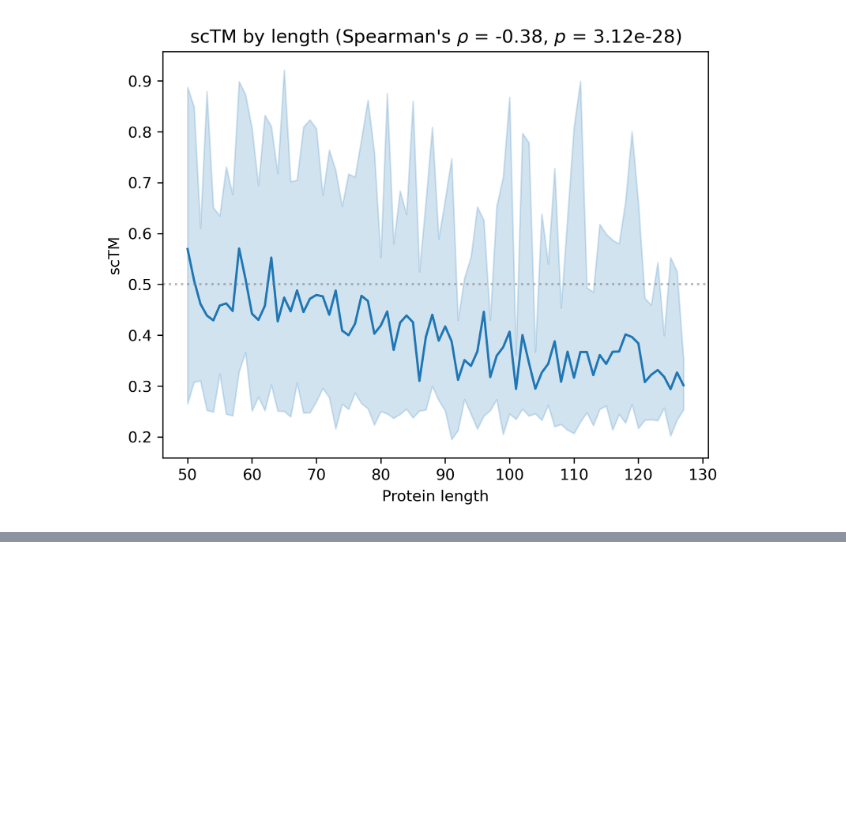
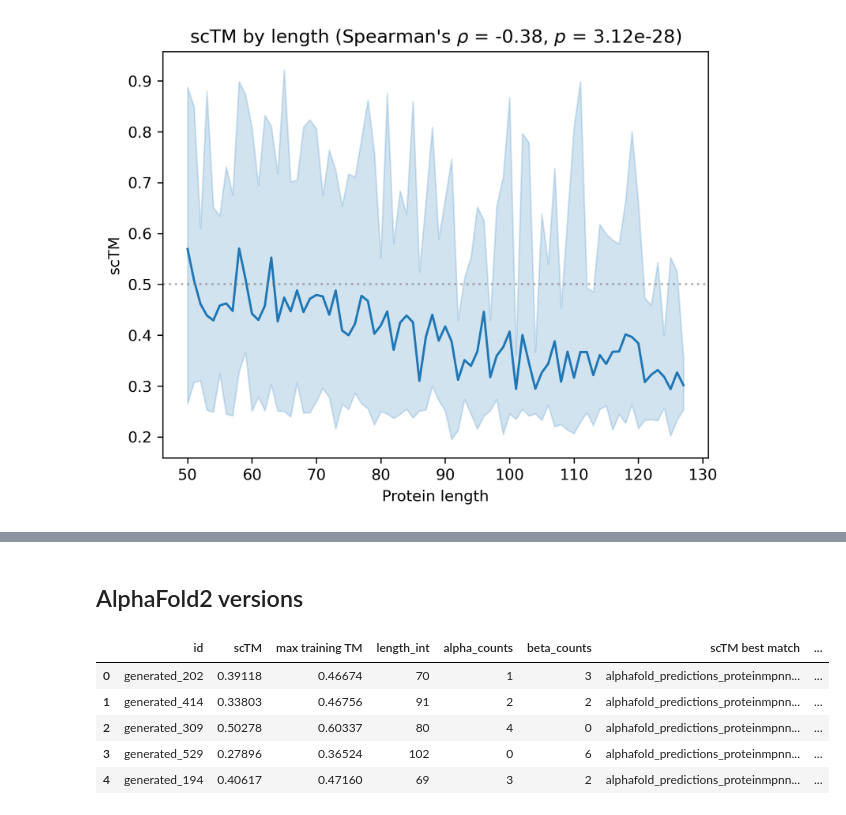
Before and after one commit to microsoft/foldingdiff, a Jupyter notebook: jupyter/sctm_by_len.ipynb, the cells around one changed output, grey strips where cells are left out. Cells and saved outputs as stored; diff of their text form; code cells hidden in the pictures; blank space fills up the shorter version.

```diff
--- a/jupyter/sctm_by_len.ipynb
+++ b/jupyter/sctm_by_len.ipynb
@@ -48,0 +92,15 @@ fig.show()
+# %% [markdown]
+## AlphaFold2 versions
+# %%
+af_sctm_table = pd.read_csv(
+    "/home/wukevin/projects/protdiff_results/generation-random-seed-reps/generation_seed_7344/sctm_scores_proteinmpnn_af_tm_scores.csv",
+    index_col=0,
+)
+af_sctm_table.head()
+# %% [output]
+|  | id | scTM | max training TM | length_int | alpha_counts | beta_counts | scTM best match | ... |
+| 0 | generated_202 | 0.39118 | 0.46674 | 70 | 1 | 3 | alphafold_predictions_proteinmpnn... | ... |
+| 1 | generated_414 | 0.33803 | 0.46756 | 91 | 2 | 2 | alphafold_predictions_proteinmpnn... | ... |
+| 2 | generated_309 | 0.50278 | 0.60337 | 80 | 4 | 0 | alphafold_predictions_proteinmpnn... | ... |
+| 3 | generated_529 | 0.27896 | 0.36524 | 102 | 0 | 6 | alphafold_predictions_proteinmpnn... | ... |
+| 4 | generated_194 | 0.40617 | 0.47160 | 69 | 3 | 2 | alphafold_predictions_proteinmpnn... | ... |
```
Also changed, not shown: parts of 6 cells of this notebook, 1 other file.
